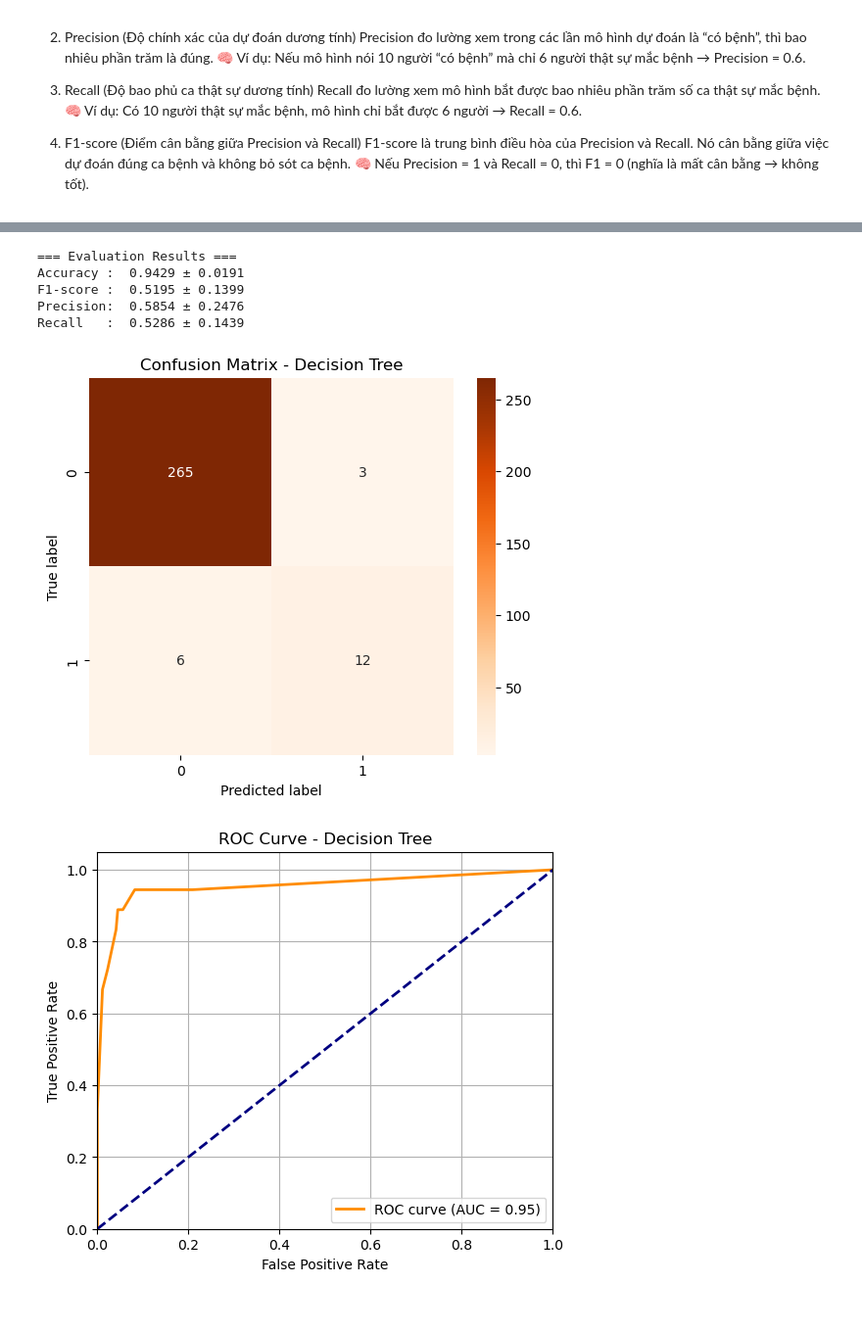
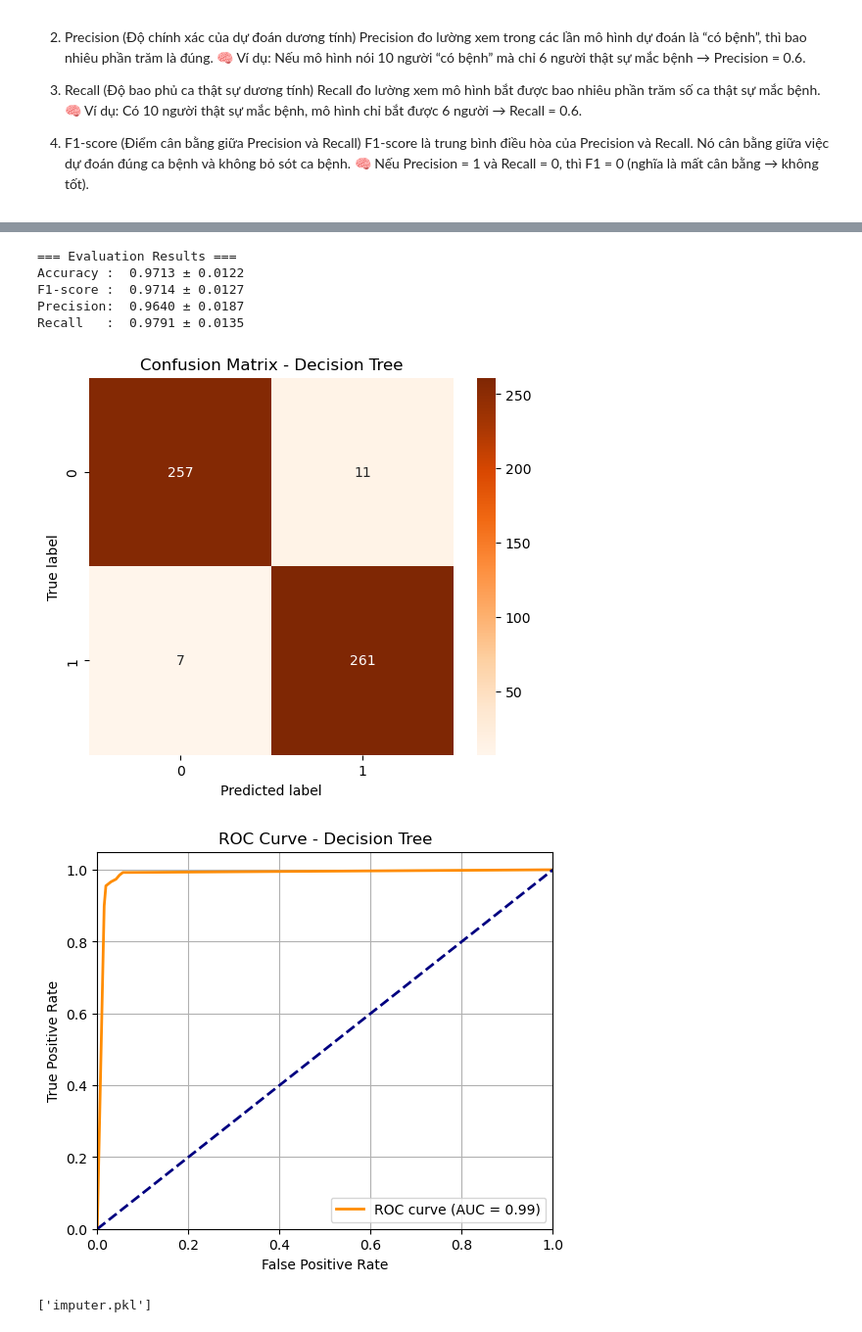
Before and after one commit to Nho094/risk_factors_cervical_cancer, a Jupyter notebook: code.ipynb, the cells around one changed output, grey strips where cells are left out. Shown at 98% size. Cells and saved outputs as stored; diff of their text form; code cells hidden in the pictures.

```diff
--- a/code.ipynb
+++ b/code.ipynb
@@ -279,56 +441,67 @@ Recall   :  0.6230 ± 0.1605
 ['imputer.pkl']
 # %%
-# 1. Khởi tạo và đánh giá mô hình
-model = DecisionTreeClassifier(
+
+
+# 1. Khởi tạo và đánh giá mô hình trên dữ liệu đã SMOTE
+de_model = DecisionTreeClassifier(
     max_depth=4,
     min_samples_leaf=10,
     min_samples_split=20,
     random_state=42
 )
-model = evaluate_model(model, X, y)
 
-# 2. Chia tập dữ liệu để trực quan hóa (độc lập với KFold ở trên)
+# Đánh giá bằng K-Fold và fit lại trên toàn bộ dữ liệu SMOTE
+de_model = evaluate_model(de_model, pd.DataFrame(X_resampled), y_resampled)
+
+# 2. Chia lại dữ liệu để trực quan hóa (vẫn dùng dữ liệu SMOTE)
+from sklearn.model_selection import train_test_split
+
 X_train_cm, X_test_cm, y_train_cm, y_test_cm = train_test_split(
-    X, y, test_size=1/3.0, stratify=y, random_state=42
+    X_resampled, y_resampled, test_size=1/3.0, stratify=y_resampled, random_state=42
 )
 
-# 3. Dự đoán trên tập test để trực quan
-y_pred_cm = model.predict(X_test_cm)
+# 3. Dự đoán để trực quan hóa
+y_pred_cm = de_model.predict(X_test_cm)
+
 
 # 4. Vẽ Confusion Matrix
 cm = confusion_matrix(y_test_cm, y_pred_cm)
 plt.figure(figsize=(6, 5))
 sns.heatmap(cm, annot=True, fmt='d', cmap='Oranges')
 plt.xlabel("Predicted label")
 plt.ylabel("True label")
 plt.title("Confusion Matrix - Decision Tree")
 plt.show()
 
 # 5. Lấy xác suất dự đoán từ mô hình (cột thứ 2 tương ứng class = 1)
-y_proba = model.predict_proba(X_test_cm)[:, 1]
+y_proba = de_model.predict_proba(X_test_cm)[:, 1]
 
 # 6. Tính ROC và AUC
 fpr, tpr, thresholds = roc_curve(y_test_cm, y_proba)
 roc_auc = auc(fpr, tpr)
 
 # 7. Vẽ đường ROC
 plt.figure(figsize=(6, 5))
 plt.plot(fpr, tpr, color='darkorange', lw=2, label=f'ROC curve (AUC = {roc_auc:.2f})')
 plt.plot([0, 1], [0, 1], color='navy', lw=2, linestyle='--')
 plt.xlim([0.0, 1.0])
 plt.ylim([0.0, 1.05])
 plt.xlabel('False Positive Rate')
 plt.ylabel('True Positive Rate')
 plt.title('ROC Curve - Decision Tree')
 plt.legend(loc='lower right')
 plt.grid(True)
 plt.show()
+
+joblib.dump(de_model, 'decision_tree_model.pkl')  # Lưu mô hình cây quyết định
+joblib.dump(full_imputer, 'imputer.pkl')          # Cùng imputer nếu có
 # %% [output]
 === Evaluation Results ===
-Accuracy :  0.9429 ± 0.0191
-F1-score :  0.5195 ± 0.1399
-Precision:  0.5854 ± 0.2476
-Recall   :  0.5286 ± 0.1439
+Accuracy :  0.9713 ± 0.0122
+F1-score :  0.9714 ± 0.0127
+Precision:  0.9640 ± 0.0187
+Recall   :  0.9791 ± 0.0135
-[figure, old version]
+[figure, new version]
-[figure, old version]
+[figure, new version]
+['imputer.pkl']
 # %%
```
Also changed, not shown: parts of 10 cells of this notebook, 7 other files.
